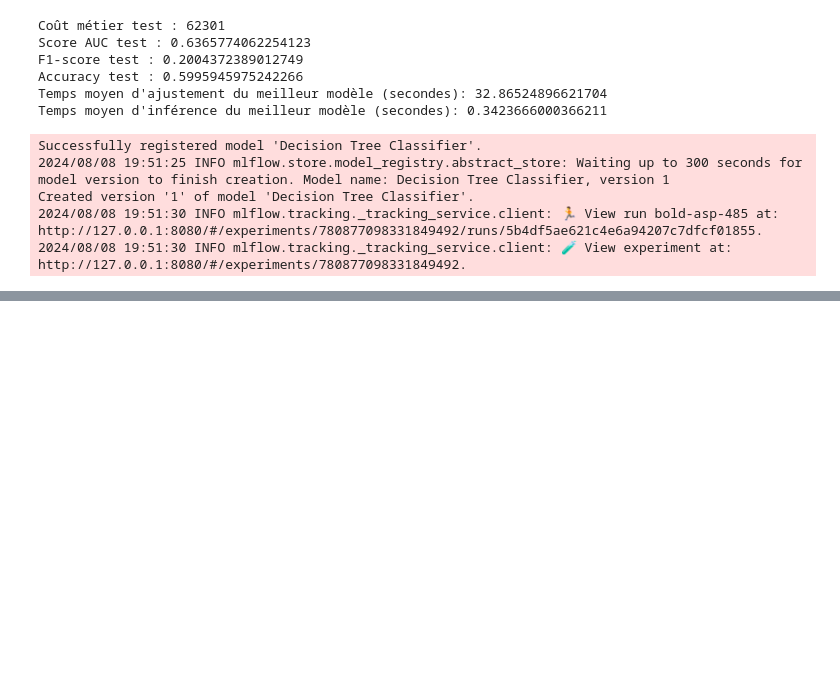
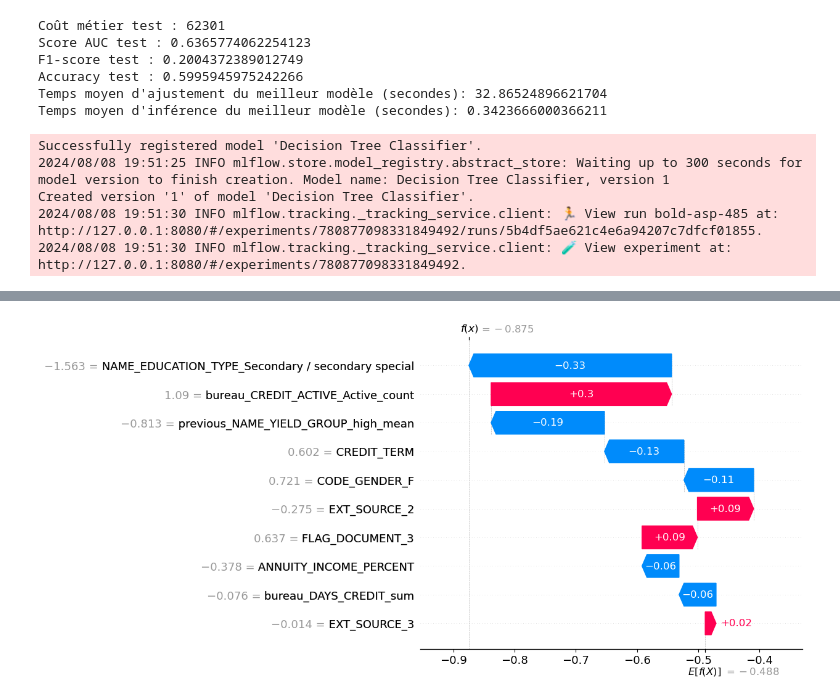
Before and after one commit to CathyTreg/Modele_scoring, a Jupyter notebook: P7_Implementez_un_modele_de_scoring_MLflow_Modeles.ipynb, the cells around one changed output, grey strips where cells are left out. Saved outputs shown, nothing was run; the diff lists cells and outputs as text; code cells hidden in the pictures; blank space fills up the shorter version.

```diff
--- a/P7_Implementez_un_modele_de_scoring_MLflow_Modeles.ipynb
+++ b/P7_Implementez_un_modele_de_scoring_MLflow_Modeles.ipynb
@@ -528,0 +670,4 @@ Created version '1' of model 'Decision Tree Classifier'.
+# %%
+shap.waterfall_plot(filtered_shap_values[0], max_display=10)
+# %% [output]
+[figure, added]
```
Also changed, not shown: parts of 23 cells of this notebook, 4 other files.
